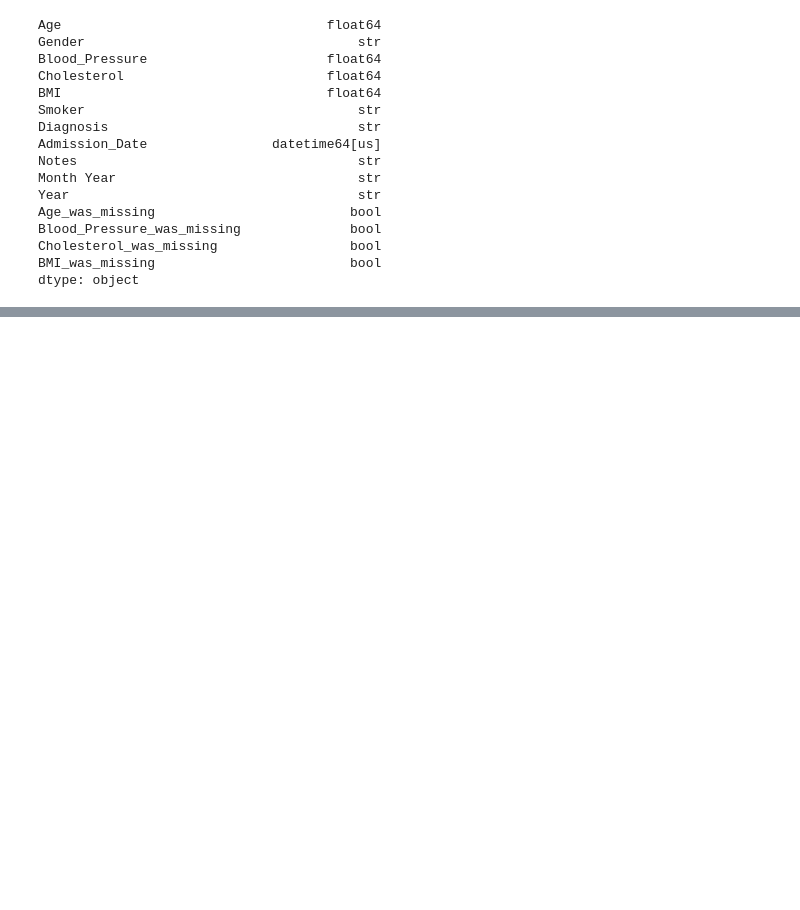
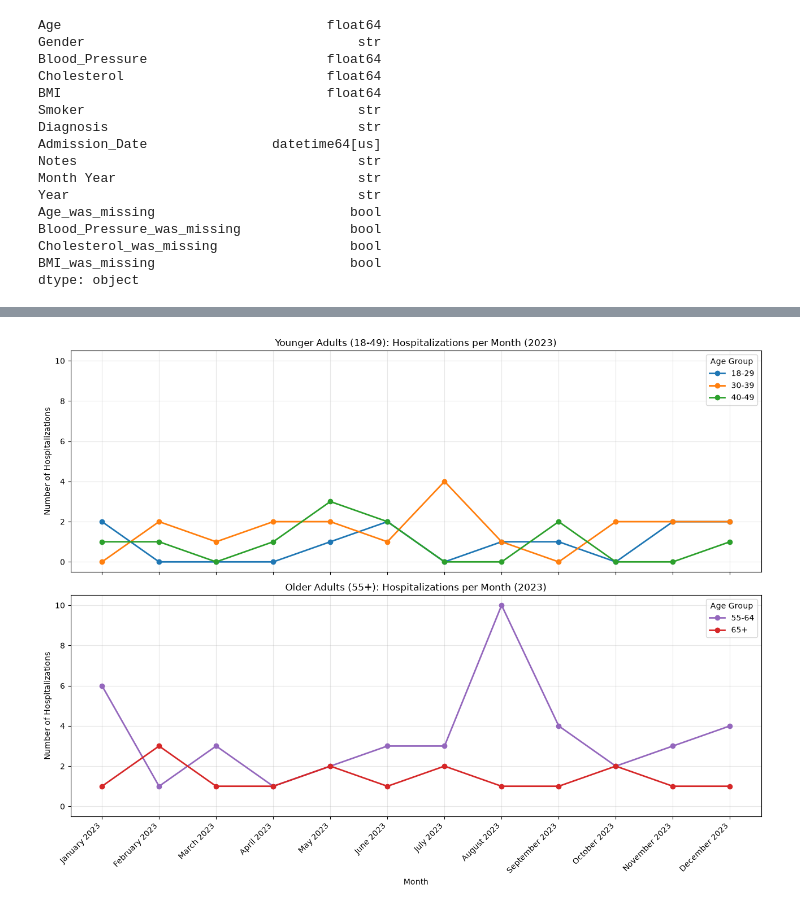
Before and after one commit to AHayslip23/medical_dirty_data, a Jupyter notebook: Medical Data Practice.ipynb, the cells around one changed output, grey strips where cells are left out. Saved outputs shown, nothing was run; the diff lists cells and outputs as text; code cells hidden in the pictures; blank space fills up the shorter version.

```diff
--- a/Medical Data Practice.ipynb
+++ b/Medical Data Practice.ipynb
@@ -241,0 +477,58 @@ dtype: object
+# %%
+import matplotlib.pyplot as plt
+import matplotlib.ticker as mtick
+
+#showcases hospitalizations by age group by year
+age_month_counts = (
+    medical_clean
+    .groupby([medical_clean["Admission_Date"].dt.to_period("M"), "Age_Group"])
+    .size()
+    .unstack(fill_value=0)
+)
+
+age_month_counts.index = age_month_counts.index.strftime("%B %Y")
+
+#split into two different age groups
+younger_groups = ["18-29", "30-39", "40-49"]
+older_groups = ["55-64", "65+"]
+
+# Set the legend to one unique color per group
+age_colors = {
+    "18-29": "#1f77b4",   # blue
+    "30-39": "#ff7f0e",   # orange
+    "40-49": "#2ca02c",   # green
+    "55-64": "#9467bd",   # purple
+    "65+":   "#d62728",   # red
+}
+
+# Two charts stacked vertically, sharing the same axes
+fig, (ax1, ax2) = plt.subplots(2, 1, figsize=(13, 10), sharex=True, sharey=True)
+
+# 2. Then plot onto it, with colors
+age_month_counts[younger_groups].plot(
+    ax=ax1, marker="o", linewidth=2,
+    color=[age_colors[g] for g in younger_groups]
+)
+ax1.set_title("Younger Adults (18-49): Hospitalizations per Month (2023)")
+ax1.set_ylabel("Number of Hospitalizations")
+ax1.legend(title="Age Group")
+ax1.grid(alpha=0.3)
+
+age_month_counts[older_groups].plot(
+    ax=ax2, marker="o", linewidth=2,
+    color=[age_colors[g] for g in older_groups]
+)
+ax2.set_title("Older Adults (55+): Hospitalizations per Month (2023)")
+ax2.set_ylabel("Number of Hospitalizations")
+ax2.set_xlabel("Month")
+ax2.legend(title="Age Group")
+ax2.grid(alpha=0.3)
+
+ax2.set_xticks(range(len(age_month_counts)))
+ax2.set_xticklabels(age_month_counts.index, rotation=45, ha="right")
+ax2.yaxis.set_major_locator(mtick.MaxNLocator(integer=True))
+
+plt.tight_layout()
+plt.show()
+# %% [output]
+[figure, added]
```
Also changed, not shown: parts of 36 cells of this notebook.
